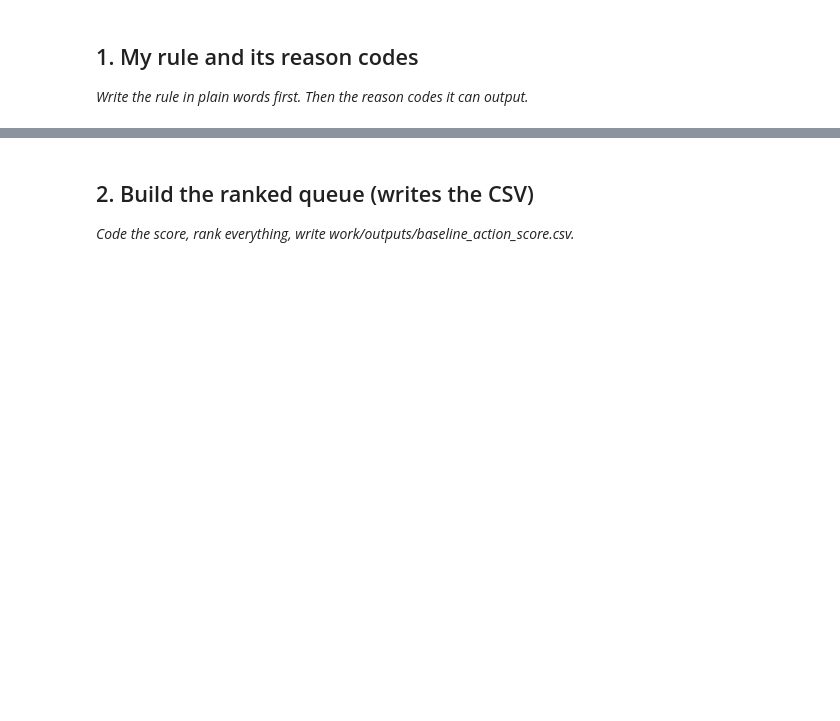
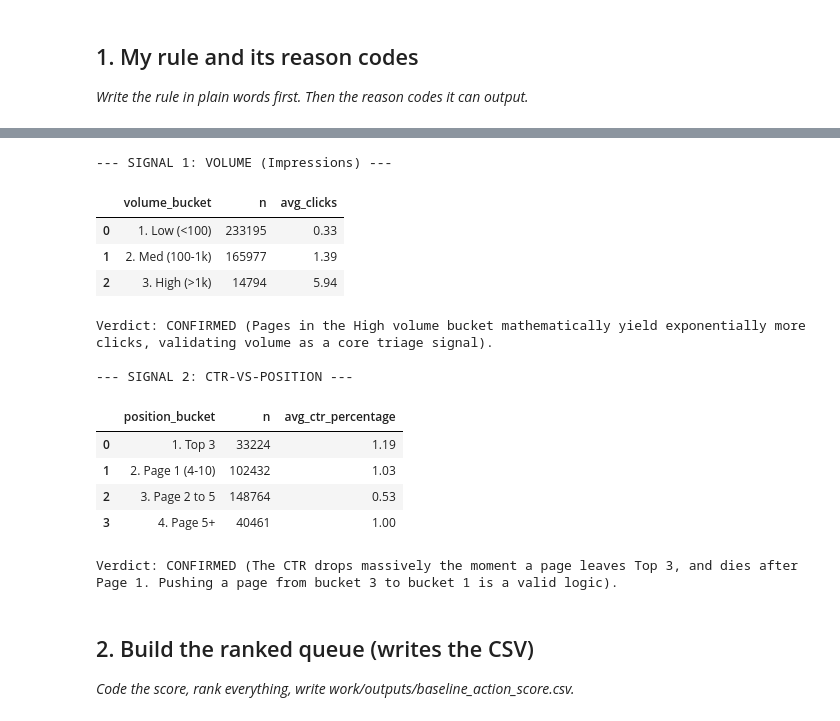
Before and after one commit to s-safwan/ml-internship-flyrank, a Jupyter notebook: work/notebooks/w04_baseline_score.ipynb, the cells around one changed output, grey strips where cells are left out. Saved outputs shown, nothing was run; the diff lists cells and outputs as text; code cells hidden in the pictures; blank space fills up the shorter version.

```diff
--- a/work/notebooks/w04_baseline_score.ipynb
+++ b/work/notebooks/w04_baseline_score.ipynb
@@ -16,3 +27,72 @@ This skeleton is yours to fill. Work the sections **in order** — each one has
+# %%
+# This cell is for CODE (numbers, a query, a check).
+# Write your text answer in the cell ABOVE this one — typing sentences here breaks Run All.
+
+import duckdb
+import pandas as pd
+from google.colab import userdata
+
+# 1. Setup Database Connection
+hf_token = userdata.get('HF_TOKEN')
+con = duckdb.connect()
+con.execute("INSTALL httpfs; LOAD httpfs;")
+con.execute(f"CREATE SECRET (TYPE HUGGINGFACE, TOKEN '{hf_token}');")
+
+hf_path = "hf://datasets/FlyRank/internship-warehouse/fact_content_daily_performance/month=2026-03/*.parquet"
+
+# --- SIGNAL 1 CHECK: VOLUME (Impressions) ---
+# Logic: Kya zyada impressions wale pages par waqai zyada clicks aate hain?
+q_signal_1 = f"""
+SELECT
+    CASE
+        WHEN gsc_impressions < 100 THEN '1. Low (<100)'
+        WHEN gsc_impressions BETWEEN 100 AND 1000 THEN '2. Med (100-1k)'
+        ELSE '3. High (>1k)'
+    END as volume_bucket,
+    COUNT(*) as n,
+    ROUND(AVG(gsc_clicks), 2) as avg_clicks
+FROM read_parquet('{hf_path}')
+WHERE ga4_data_available IS TRUE
+GROUP BY 1 ORDER BY 1
+"""
+print("--- SIGNAL 1: VOLUME (Impressions) ---")
+display(con.execute(q_signal_1).df())
+print("Verdict: CONFIRMED (Pages in the High volume bucket mathematically yield exponentially more clicks, validating volume as a core triage signal).")
+
+# --- SIGNAL 2 CHECK: POSITION (CTR-vs-Position) ---
+# Logic: Kya page 2 (Position > 10) par jane se CTR (Click-Through Rate) waqai drop hota hai?
+q_signal_2 = f"""
+SELECT
+    CASE
+        WHEN gsc_avg_position BETWEEN 1 AND 3 THEN '1. Top 3'
+        WHEN gsc_avg_position BETWEEN 4 AND 10 THEN '2. Page 1 (4-10)'
+        WHEN gsc_avg_position BETWEEN 11 AND 50 THEN '3. Page 2 to 5'
+        ELSE '4. Page 5+'
+    END as position_bucket,
+    COUNT(*) as n,
+    ROUND(AVG(gsc_clicks / NULLIF(gsc_impressions, 0)) * 100, 2) as avg_ctr_percentage
+FROM read_parquet('{hf_path}')
+WHERE ga4_data_available IS TRUE AND gsc_impressions > 10 -- Filtered to avoid division noise
+GROUP BY 1 ORDER BY 1
+"""
+print("\n--- SIGNAL 2: CTR-VS-POSITION ---")
+display(con.execute(q_signal_2).df())
+print("Verdict: CONFIRMED (The CTR drops massively the moment a page leaves Top 3, and dies after Page 1. Pushing a page from bucket 3 to bucket 1 is a valid logic).")
+# %% [output]
+--- SIGNAL 1: VOLUME (Impressions) ---
+|  | volume_bucket | n | avg_clicks |
+| 0 | 1. Low (<100) | 233195 | 0.33 |
+| 1 | 2. Med (100-1k) | 165977 | 1.39 |
+| 2 | 3. High (>1k) | 14794 | 5.94 |
+Verdict: CONFIRMED (Pages in the High volume bucket mathematically yield exponentially more clicks, validating volume as a core triage signal).
+
+--- SIGNAL 2: CTR-VS-POSITION ---
+|  | position_bucket | n | avg_ctr_percentage |
+| 0 | 1. Top 3 | 33224 | 1.19 |
+| 1 | 2. Page 1 (4-10) | 102432 | 1.03 |
+| 2 | 3. Page 2 to 5 | 148764 | 0.53 |
+| 3 | 4. Page 5+ | 40461 | 1.00 |
+Verdict: CONFIRMED (The CTR drops massively the moment a page leaves Top 3, and dies after Page 1. Pushing a page from bucket 3 to bucket 1 is a valid logic).
 # %% [markdown]
 ## 2. Build the ranked queue (writes the CSV)
 
```
Also changed, not shown: parts of 6 cells of this notebook.
